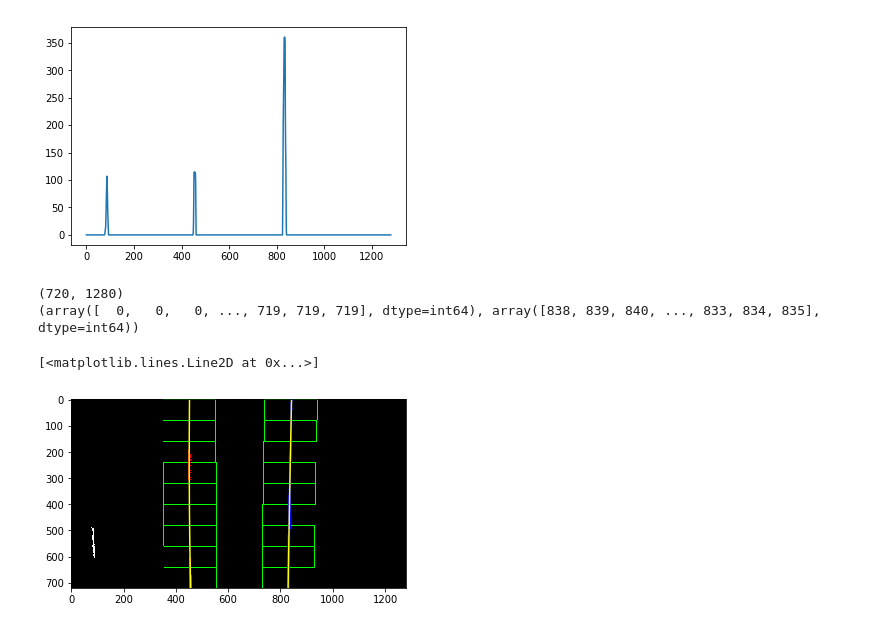
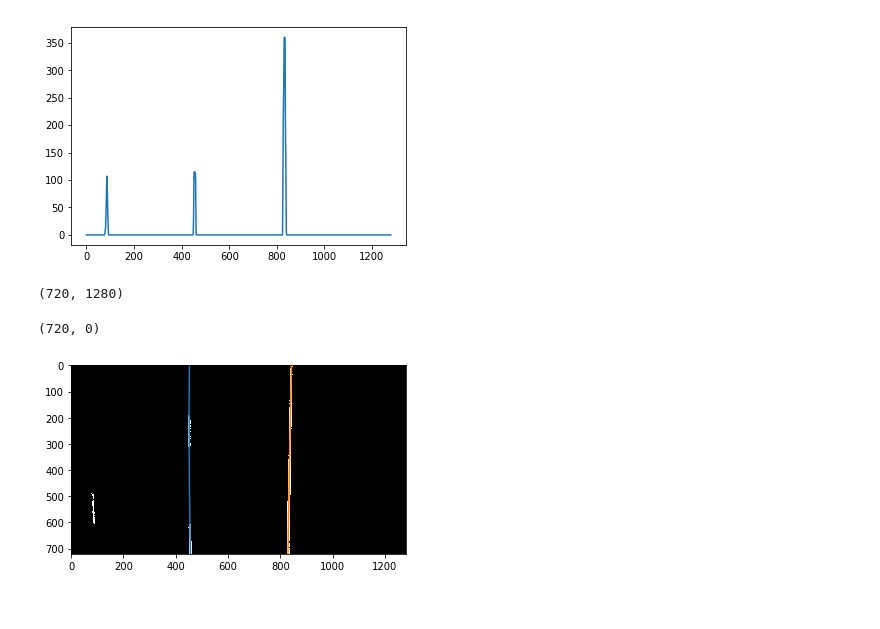
Before and after one commit to wiktorjl/CarND-Advanced-Lane-Lines, a Jupyter notebook: AdvancedLaneFinding.ipynb, the cells around one changed output. Saved outputs shown, nothing was run; the diff lists cells and outputs as text; code cells hidden in the pictures.

```diff
--- a/AdvancedLaneFinding.ipynb
+++ b/AdvancedLaneFinding.ipynb
@@ -425,7 +425,7 @@ plt.plot(histogram)
 [<matplotlib.lines.Line2D at 0x...>]
 [figure]
 # %%
-binary_warped = img
+## binary_warped = img
 print(binary_warped.shape)
 # Assuming you have created a warped binary image called "binary_warped"
 # Take a histogram of the bottom half of the image
@@ -469,10 +469,10 @@ for window in range(nwindows):
     win_xright_low = rightx_current - margin
     win_xright_high = rightx_current + margin
     # Draw the windows on the visualization image
-    cv2.rectangle(out_img,(win_xleft_low,win_y_low),(win_xleft_high,win_y_high),
-    (0,255,0), 2)
-    cv2.rectangle(out_img,(win_xright_low,win_y_low),(win_xright_high,win_y_high),
-    (0,255,0), 2)
+#     cv2.rectangle(out_img,(win_xleft_low,win_y_low),(win_xleft_high,win_y_high),
+#     (0,255,0), 4)
+#     cv2.rectangle(out_img,(win_xright_low,win_y_low),(win_xright_high,win_y_high),
+#     (0,255,0), 4)
     # Identify the nonzero pixels in x and y within the window
     good_left_inds = ((nonzeroy >= win_y_low) & (nonzeroy < win_y_high) &
     (nonzerox >= win_xleft_low) &  (nonzerox < win_xleft_high)).nonzero()[0]
@@ -502,21 +502,20 @@ left_fit = np.polyfit(lefty, leftx, 2)
 right_fit = np.polyfit(righty, rightx, 2)
 # %% [output]
 (720, 1280)
-(array([  0,   0,   0, ..., 719, 719, 719], dtype=int64), array([838, 839, 840, ..., 833, 834, 835], dtype=int64))
 # %%
 # Generate x and y values for plotting
 ploty = np.linspace(0, binary_warped.shape[0]-1, binary_warped.shape[0] )
 left_fitx = left_fit[0]*ploty**2 + left_fit[1]*ploty + left_fit[2]
 right_fitx = right_fit[0]*ploty**2 + right_fit[1]*ploty + right_fit[2]
 
-out_img[nonzeroy[left_lane_inds], nonzerox[left_lane_inds]] = [255, 0, 0]
-out_img[nonzeroy[right_lane_inds], nonzerox[right_lane_inds]] = [0, 0, 255]
-plt.imshow(out_img)
-plt.plot(left_fitx, ploty, color='yellow')
-plt.plot(right_fitx, ploty, color='yellow')
-# plt.xlim(0, 1280)
-# plt.ylim(720, 0)
+# out_img[nonzeroy[left_lane_inds], nonzerox[left_lane_inds]] = [255, 0, 0]
+# out_img[nonzeroy[right_lane_inds], nonzerox[right_lane_inds]] = [0, 0, 255]
+plt.imshow(out_img, cmap="gray")
+plt.plot(left_fitx, ploty)
+plt.plot(right_fitx, ploty)
+plt.xlim(0, 1280)
+plt.ylim(720, 0)
 # plt.imshow(img)
 # %% [output]
-[<matplotlib.lines.Line2D at 0x...>]
+(720, 0)
-[figure, old version]
+[figure, new version]
```
Also changed, not shown: parts of 1 cell of this notebook.
